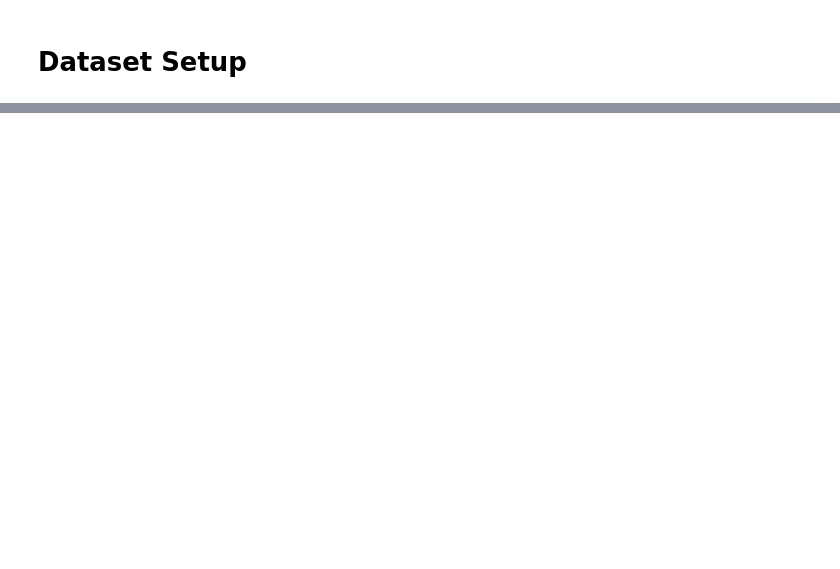
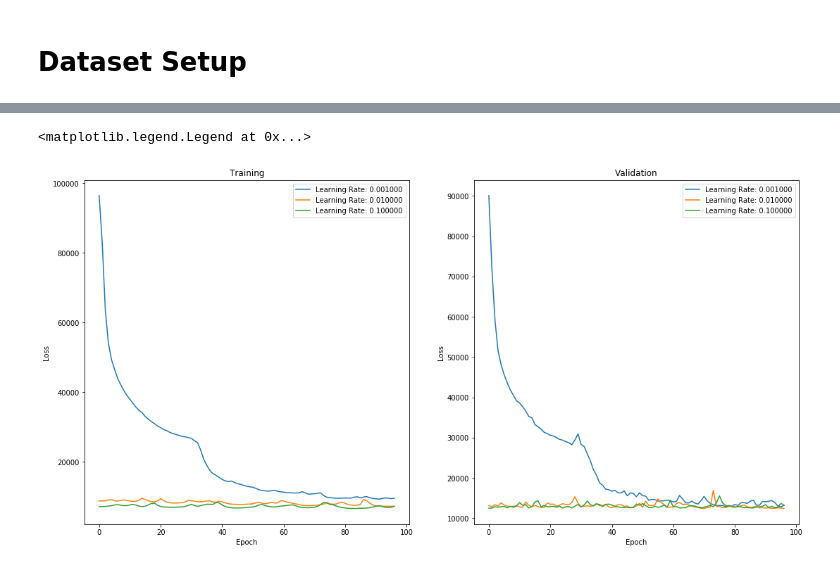
Before and after one commit to conwayjw97/Image-Colourisation-with-Deep-Learning, a Jupyter notebook: src/CVAE.ipynb, the cells around one changed output, grey strips where cells are left out. Drawn from its saved outputs; the diff is of its cells as text; code cells hidden in the pictures; blank space fills up the shorter version.

```diff
--- a/src/CVAE.ipynb
+++ b/src/CVAE.ipynb
@@ -395,3 +444,29 @@ Epoch 100/100
+# %%
+fig = plt.figure(figsize=(38, 9))
+ax = fig.add_subplot(1,4,1)
+# ax.set_ylim(0, 400000)
+
+for i in range(len(learning_rates)):
+  plt.plot(results[i][3:], label="Learning Rate: %f" % (learning_rates[i]))
+
+plt.title('Training')
+plt.xlabel('Epoch')
+plt.ylabel('Loss')
+plt.legend()
+
+ax = fig.add_subplot(1,4,2)
+# ax.set_ylim(0, 400000)
+
+for i in range(len(learning_rates)):
+  plt.plot(val_results[i][3:], label="Learning Rate: %f" % (learning_rates[i]))
+
+plt.title('Validation')
+plt.xlabel('Epoch')
+plt.ylabel('Loss')
+plt.legend()
+# %% [output]
+<matplotlib.legend.Legend at 0x...>
+[figure, added]
 # %%
 fig = plt.figure(figsize=(38, 9))
 
```
Also changed, not shown: parts of 17 cells of this notebook.
